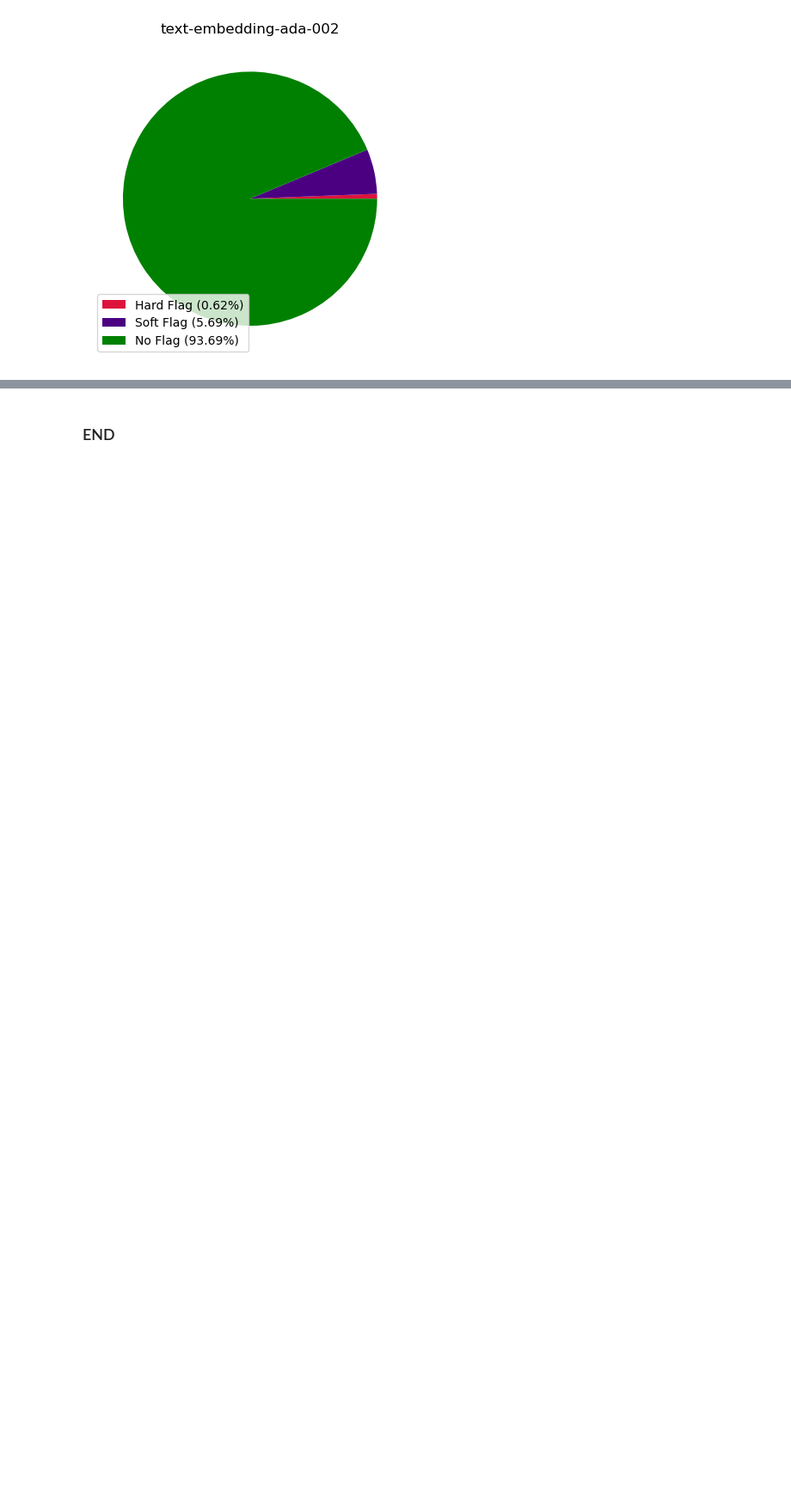
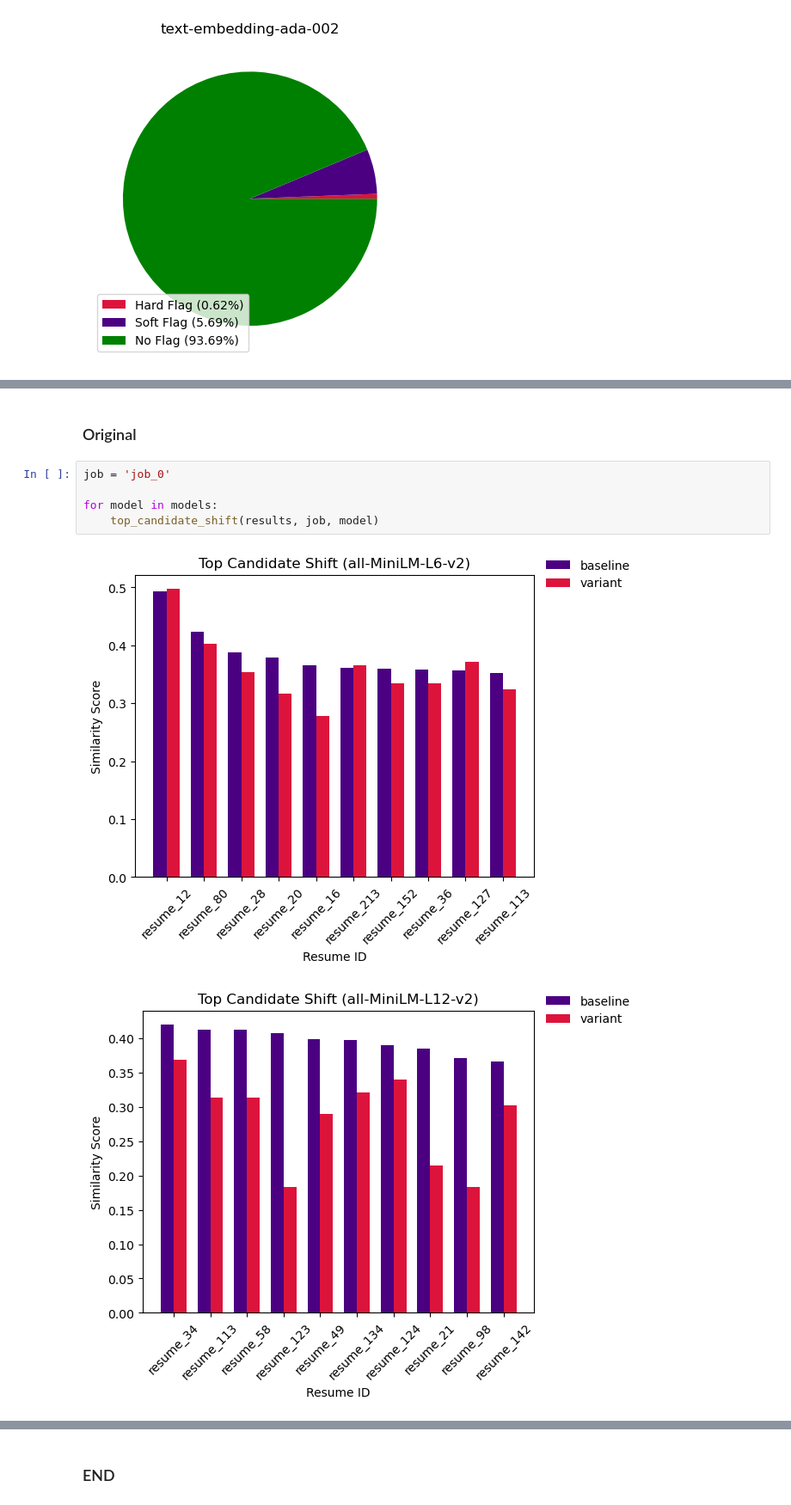
Before and after one commit to Pedagogue-Systems/ai-matching-consistency-eval, a Jupyter notebook: notebooks/openai_comparison.ipynb, the cells around one changed output, grey strips where cells are left out. Shown at 86% size. Saved outputs shown, nothing was run; the diff lists cells and outputs as text; blank space fills up the shorter version.

Commit message:
Top Candidate Shift
Compare OpenAI top candidate shift with the original.

```diff
--- a/notebooks/openai_comparison.ipynb
+++ b/notebooks/openai_comparison.ipynb
@@ -137,0 +184,10 @@ for model in openai_models:
+# %% [markdown]
+### Original
+# %%
+job = 'job_0'
+
+for model in models:
+    top_candidate_shift(results, job, model)
+# %% [output]
+[figure, added]
+[figure, added]
```
Also changed, not shown: parts of 5 cells of this notebook.
